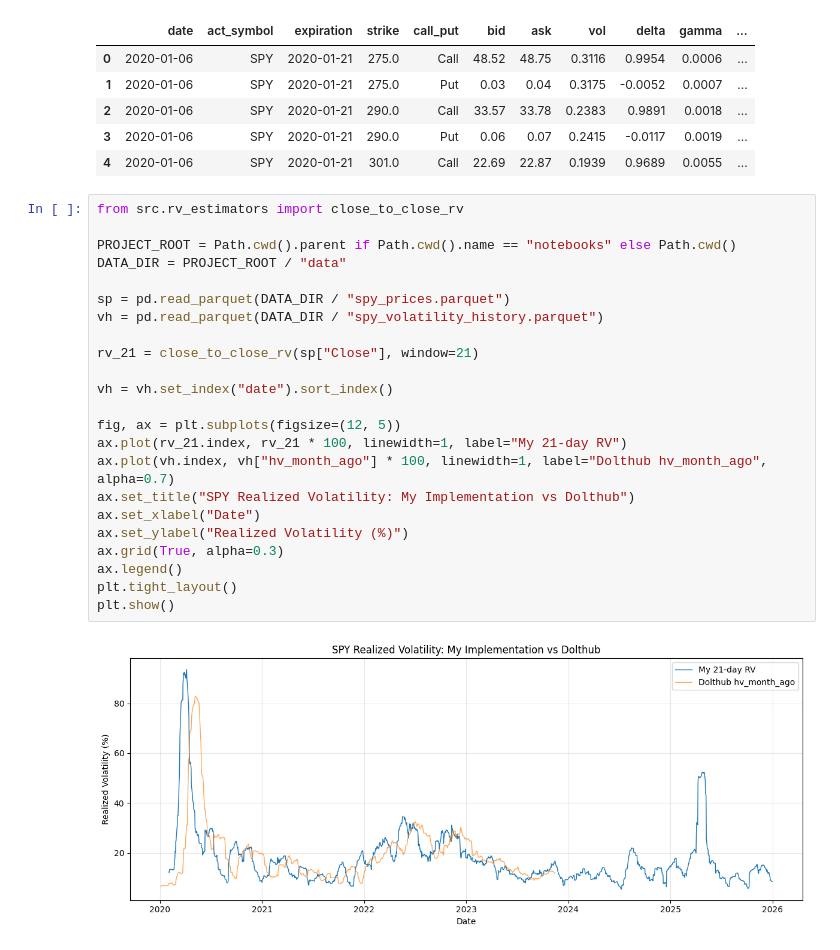
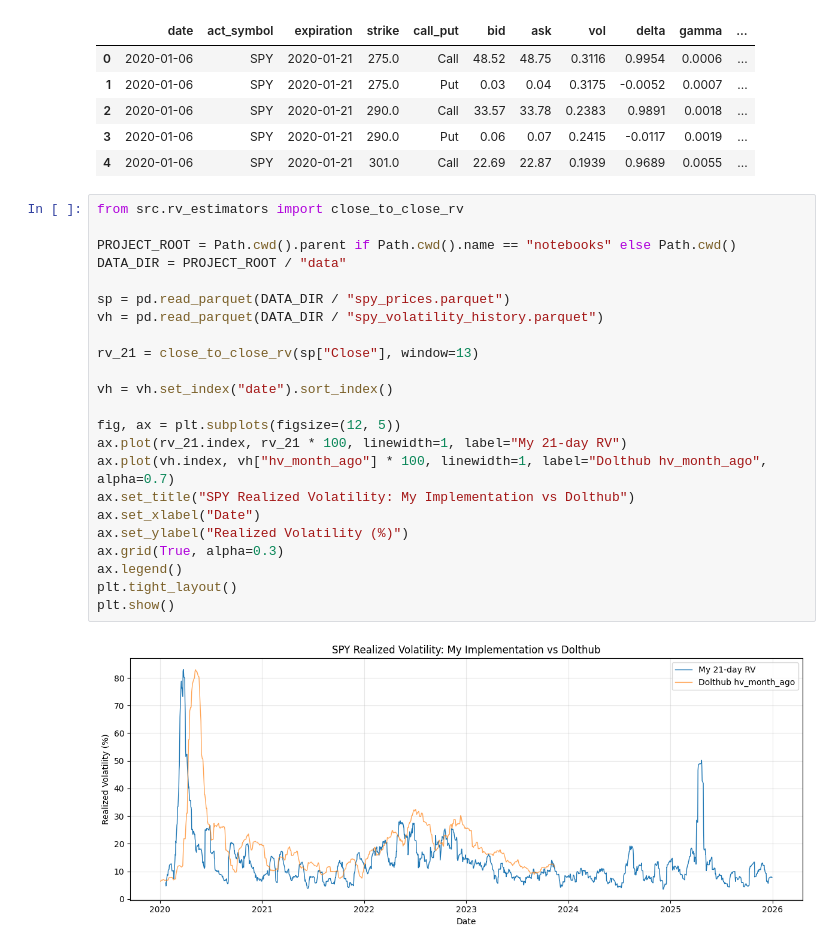
Before and after one commit to ElanPodo/volatility_surface_signals, a Jupyter notebook: notebooks/01_data_exploration.ipynb, the cells around one changed output. Drawn from its saved outputs; the diff is of its cells as text.

Commit message:
Update close-to-close rolling window and notebook visualization

```diff
--- a/notebooks/01_data_exploration.ipynb
+++ b/notebooks/01_data_exploration.ipynb
@@ -73,25 +73,25 @@ merged.head()
 # %%
 from src.rv_estimators import close_to_close_rv
 
 PROJECT_ROOT = Path.cwd().parent if Path.cwd().name == "notebooks" else Path.cwd()
 DATA_DIR = PROJECT_ROOT / "data"
 
 sp = pd.read_parquet(DATA_DIR / "spy_prices.parquet")
 vh = pd.read_parquet(DATA_DIR / "spy_volatility_history.parquet")
 
-rv_21 = close_to_close_rv(sp["Close"], window=21)
+rv_21 = close_to_close_rv(sp["Close"], window=13)
 
 vh = vh.set_index("date").sort_index()
 
 fig, ax = plt.subplots(figsize=(12, 5))
 ax.plot(rv_21.index, rv_21 * 100, linewidth=1, label="My 21-day RV")
 ax.plot(vh.index, vh["hv_month_ago"] * 100, linewidth=1, label="Dolthub hv_month_ago", alpha=0.7)
 ax.set_title("SPY Realized Volatility: My Implementation vs Dolthub")
 ax.set_xlabel("Date")
 ax.set_ylabel("Realized Volatility (%)")
 ax.grid(True, alpha=0.3)
 ax.legend()
 plt.tight_layout()
 plt.show()
 # %% [output]
-[figure, old version]
+[figure, new version]
```
Also changed, not shown: 1 other file.
